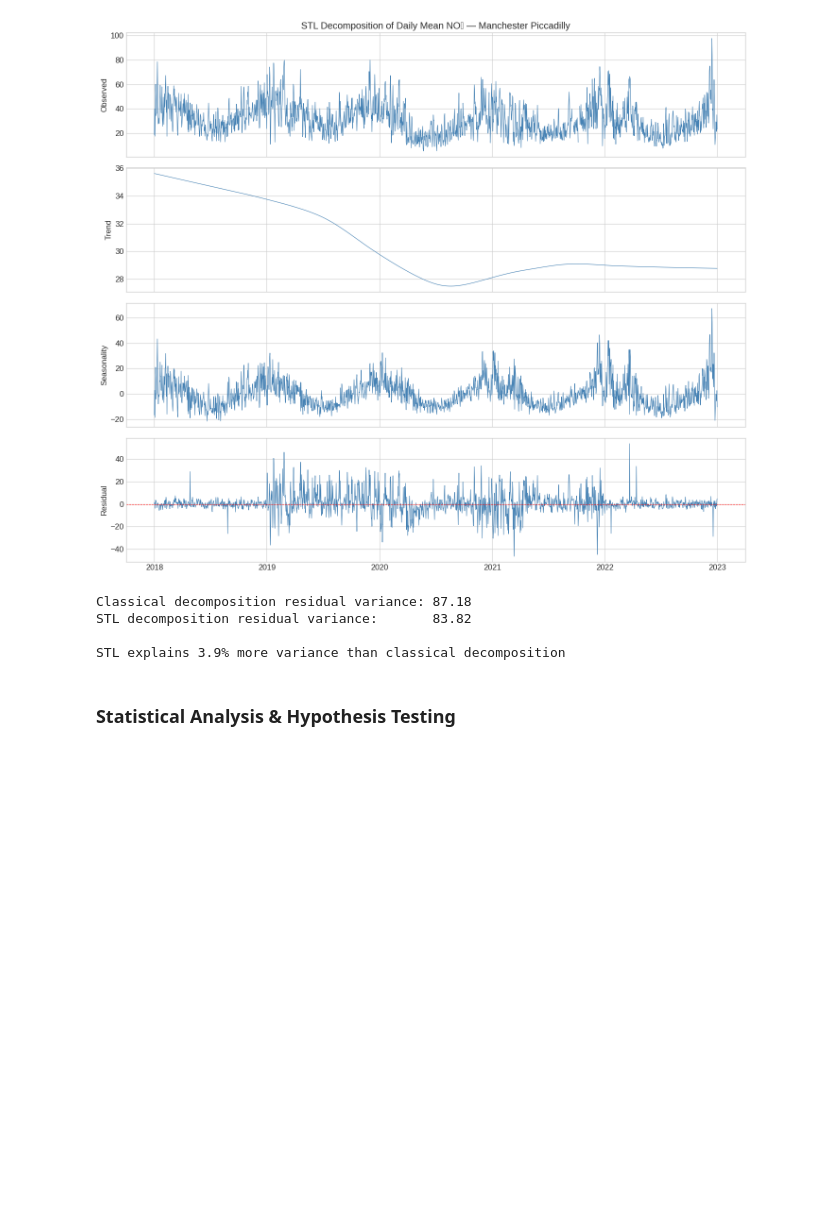
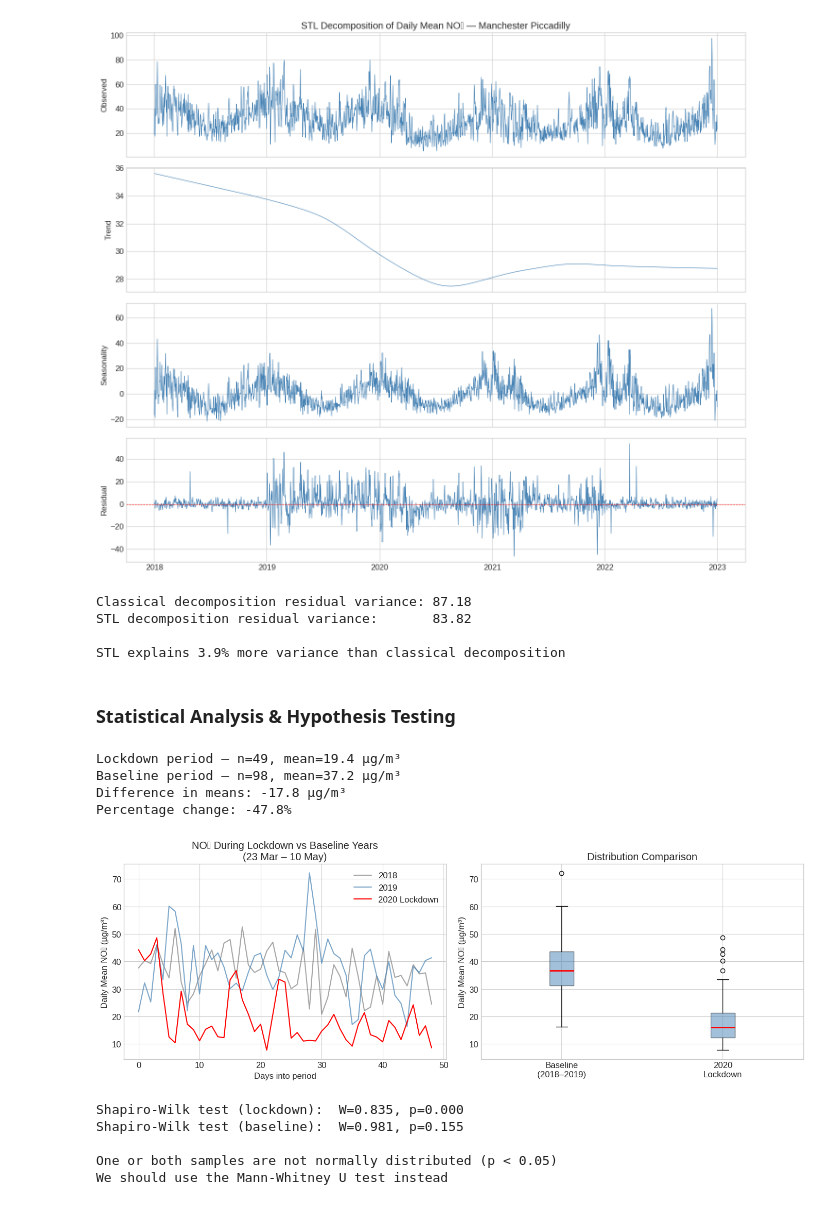
Before and after one commit to dglloyde/uk-air-quality-analysis, a Jupyter notebook: notebooks/P1_air_quality_analysis.ipynb, the cells around one changed output. Cells and saved outputs as stored; diff of their text form; code cells hidden in the pictures; blank space fills up the shorter version.

```diff
--- a/notebooks/P1_air_quality_analysis.ipynb
+++ b/notebooks/P1_air_quality_analysis.ipynb
@@ -350,3 +350,76 @@ STL decomposition residual variance:       83.82
 STL explains 3.9% more variance than classical decomposition
 # %% [markdown]
 ### Statistical Analysis & Hypothesis Testing
+# %%
+# First lockdown period
+lockdown = daily['2020-03-23':'2020-05-10']
+
+# Same dates in 2018 and 2019 as baseline
+baseline_2018 = daily['2018-03-23':'2018-05-10']
+baseline_2019 = daily['2019-03-23':'2019-05-10']
+
+# Combine the two baseline years
+import numpy as np
+baseline = pd.concat([baseline_2018, baseline_2019])
+
+print(f"Lockdown period — n={len(lockdown)}, mean={lockdown.mean():.1f} µg/m³")
+print(f"Baseline period — n={len(baseline)}, mean={baseline.mean():.1f} µg/m³")
+print(f"Difference in means: {lockdown.mean() - baseline.mean():.1f} µg/m³")
+print(f"Percentage change: {((lockdown.mean() - baseline.mean()) / baseline.mean() * 100):.1f}%")
+# %% [output]
+Lockdown period — n=49, mean=19.4 µg/m³
+Baseline period — n=98, mean=37.2 µg/m³
+Difference in means: -17.8 µg/m³
+Percentage change: -47.8%
+# %%
+fig, axes = plt.subplots(1, 2, figsize=(14, 5))
+
+# Time series comparison
+axes[0].plot(baseline_2018.values, color='grey',
+             linewidth=1.5, label='2018', alpha=0.7)
+axes[0].plot(baseline_2019.values, color='steelblue',
+             linewidth=1.5, label='2019', alpha=0.7)
+axes[0].plot(lockdown.values, color='red',
+             linewidth=1.5, label='2020 Lockdown')
+axes[0].set_title('NO₂ During Lockdown vs Baseline Years\n(23 Mar – 10 May)')
+axes[0].set_xlabel('Days into period')
+axes[0].set_ylabel('Daily Mean NO₂ (µg/m³)')
+axes[0].legend()
+
+# Box plot comparison
+axes[1].boxplot([baseline.values, lockdown.values],
+                labels=['Baseline\n(2018–2019)', '2020\nLockdown'],
+                patch_artist=True,
+                boxprops=dict(facecolor='steelblue', alpha=0.5),
+                medianprops=dict(color='red', linewidth=2))
+axes[1].set_title('Distribution Comparison')
+axes[1].set_ylabel('Daily Mean NO₂ (µg/m³)')
+
+plt.tight_layout()
+plt.savefig('no2_lockdown_comparison.png', dpi=150)
+plt.show()
+# %% [output]
+[figure, added]
+# %%
+# Check Normality
+
+from scipy import stats
+
+stat_lockdown, p_lockdown = stats.shapiro(lockdown.dropna())
+stat_baseline, p_baseline = stats.shapiro(baseline.dropna())
+
+print(f"Shapiro-Wilk test (lockdown):  W={stat_lockdown:.3f}, p={p_lockdown:.3f}")
+print(f"Shapiro-Wilk test (baseline):  W={stat_baseline:.3f}, p={p_baseline:.3f}")
+print()
+if p_lockdown > 0.05 and p_baseline > 0.05:
+    print("Both samples appear normally distributed (p > 0.05)")
+    print("A t-test is appropriate")
+else:
+    print("One or both samples are not normally distributed (p < 0.05)")
+    print("We should use the Mann-Whitney U test instead")
+# %% [output]
+Shapiro-Wilk test (lockdown):  W=0.835, p=0.000
+Shapiro-Wilk test (baseline):  W=0.981, p=0.155
+
+One or both samples are not normally distributed (p < 0.05)
+We should use the Mann-Whitney U test instead
```
Also changed, not shown: parts of 22 cells of this notebook.
